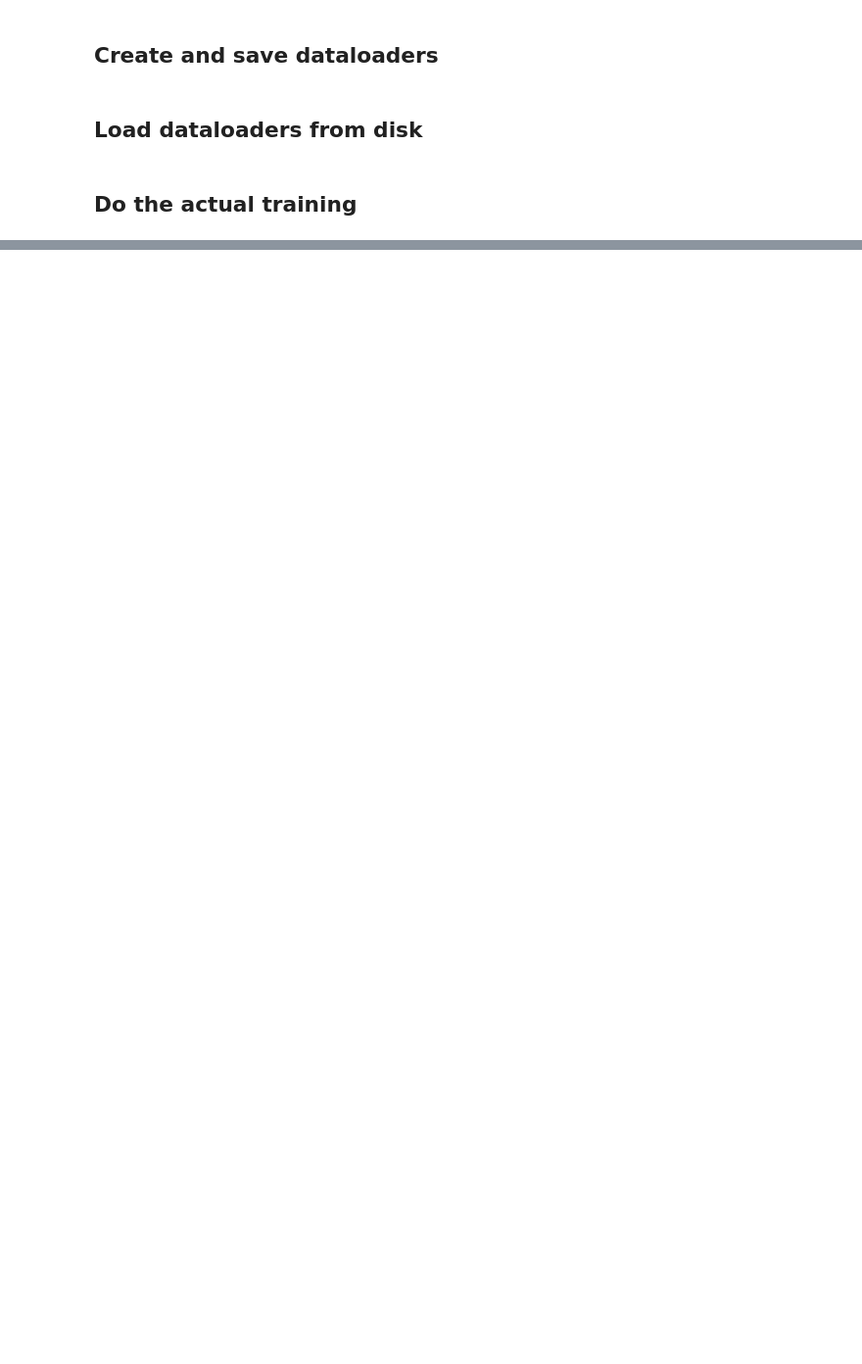
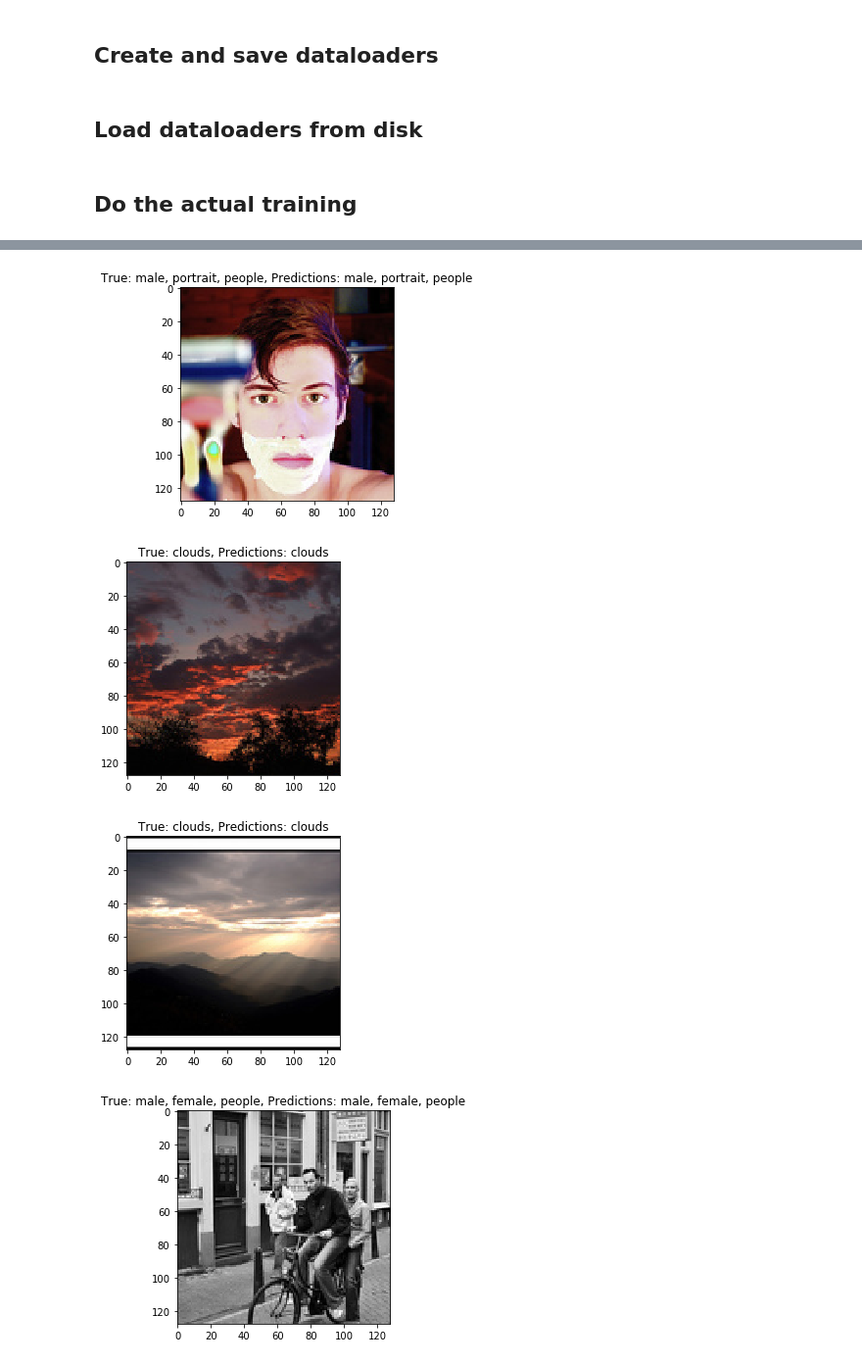
Before and after one commit to ikanher/the-three-caballeros, a Jupyter notebook: notebooks/04_basic_ffnn.ipynb, the cells around one changed output, grey strips where cells are left out. Shown at 98% size. Cells and saved outputs as stored; diff of their text form; code cells hidden in the pictures; blank space fills up the shorter version.

```diff
--- a/notebooks/04_basic_ffnn.ipynb
+++ b/notebooks/04_basic_ffnn.ipynb
@@ -178,0 +211,29 @@ def train(dataloader, model, optimizer, criterion, device, n_epochs=50, losses=[
+# %%
+def visualize_predictions(model, device, dataloader, n_to_show=3, threshold=0.5):
+    class_to_label = { v: k for k, v in get_class_map().items() }
+
+    for i, batch in enumerate(dataloader):
+        n_shown = 0
+
+        X, y = batch
+        X = X.to(device)
+
+        y_pred = model(X) > threshold
+        y = y == 1
+
+        for i in range(len(y)):
+            pred_classes = np.where(y[i] == 1)[0]
+            true_classes = np.where(y[i] == 1)[0]
+
+            true_classes_str = ', '.join([class_to_label[i] for i in true_classes])
+            pred_classes_str = ', '.join([class_to_label[i] for i in pred_classes])
+
+            img = X[i].cpu().numpy().reshape((128, 128, 3)).astype(np.uint8)
+            plt.title(f'True: {true_classes_str}, Predictions: {pred_classes_str}')
+            plt.imshow(img)
+            plt.pause(0.001)
+
+            if n_shown >= n_to_show:
+                return
+
+            n_shown += 1
@@ -181,17 +244,17 @@ use_cuda = True
 
 device = torch.device('cuda') if use_cuda else torch.device('cpu')
 
-lr = 0.1
+lr = 0.01
 n_epochs = 10
 bs = 256
 
 n_classes = len(get_class_map().keys())
 
-model = TwoLayerModel(128*128*3, 128, 64, n_classes).to(device)
+model = TwoLayerModel(128*128*3, 512, 256, n_classes).to(device)
 #model = OneLayerModel(128*128*3, 128, n_classes).to(device)
 
 criterion = nn.BCEWithLogitsLoss()
-optimizer = torch.optim.SGD(model.parameters(), lr=lr)
+optimizer = torch.optim.SGD(model.parameters(), lr=lr, momentum=0.9)
 # %% [markdown]
 ## Create and save dataloaders
 # %%
@@ -209,5 +272,5 @@ test_dataloader = torch.load('../data/test_dataloader.dat')
 # %% [markdown]
 ## Do the actual training
 # %%
-train(train_dataloader, model, optimizer, criterion, device, n_epochs=10)
+train(train_dataloader, valid_dataloader, model, optimizer, criterion, device, n_epochs=10)
 # %% [output]
@@ -223,0 +288,7 @@ Epoch: 9, loss: 0.34109529852867126
+# %%
+visualize_predictions(model, device, valid_dataloader, n_to_show=10)
+# %% [output]
+[figure, added]
+[figure, added]
+[figure, added]
+[figure, added]
```
Also changed, not shown: parts of 8 cells of this notebook.
